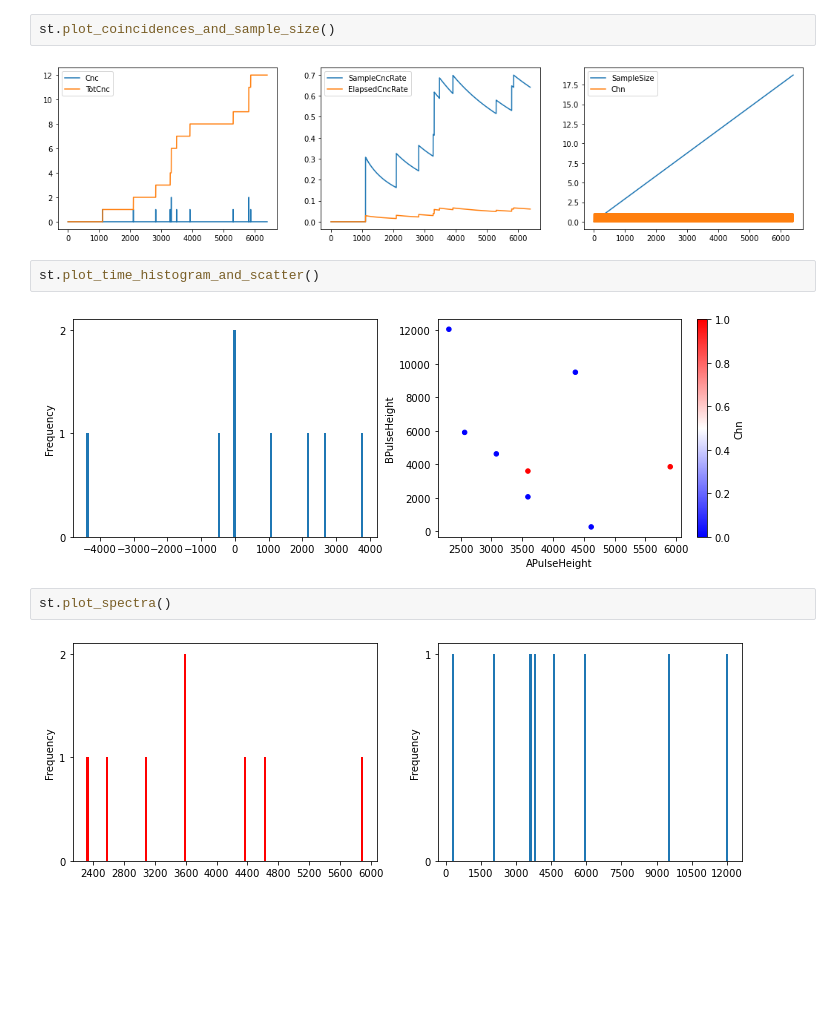
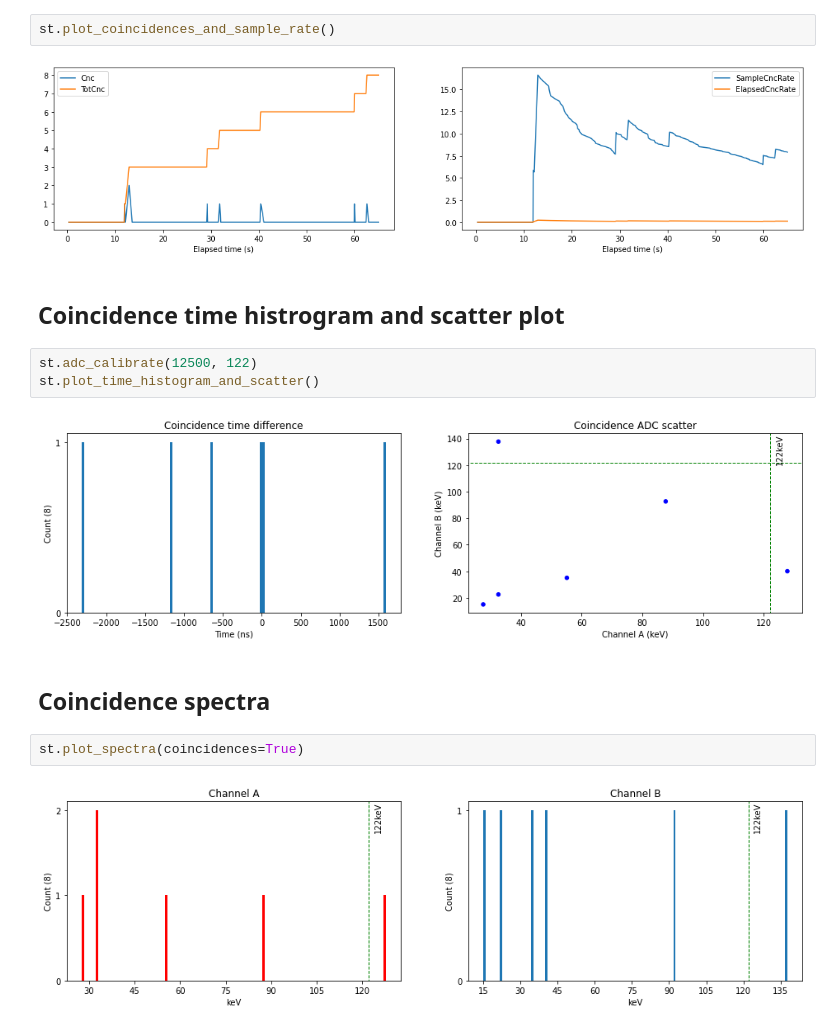
Before and after one commit to markomanninen/tandempiercerexperiment, a Jupyter notebook: report_template/report_summary.ipynb, the cells around one changed output. Cells and saved outputs as stored; diff of their text form; blank space fills up the shorter version.

```diff
--- a/report_template/report_summary.ipynb
+++ b/report_template/report_summary.ipynb
@@ -321,12 +158,17 @@ st.plot_channel_totals_and_rates()
 # %%
-st.plot_coincidences_and_sample_size()
+st.plot_coincidences_and_sample_rate()
 # %% [output]
-[figure, old version]
+[figure, new version]
+# %% [markdown]
+## Coincidence time histrogram and scatter plot
 # %%
+st.adc_calibrate(12500, 122)
 st.plot_time_histogram_and_scatter()
 # %% [output]
-[figure, old version]
+[figure, new version]
+# %% [markdown]
+## Coincidence spectra
 # %%
-st.plot_spectra()
+st.plot_spectra(coincidences=True)
 # %% [output]
-[figure, old version]
+[figure, new version]
```
Also changed, not shown: parts of 18 cells of this notebook.
